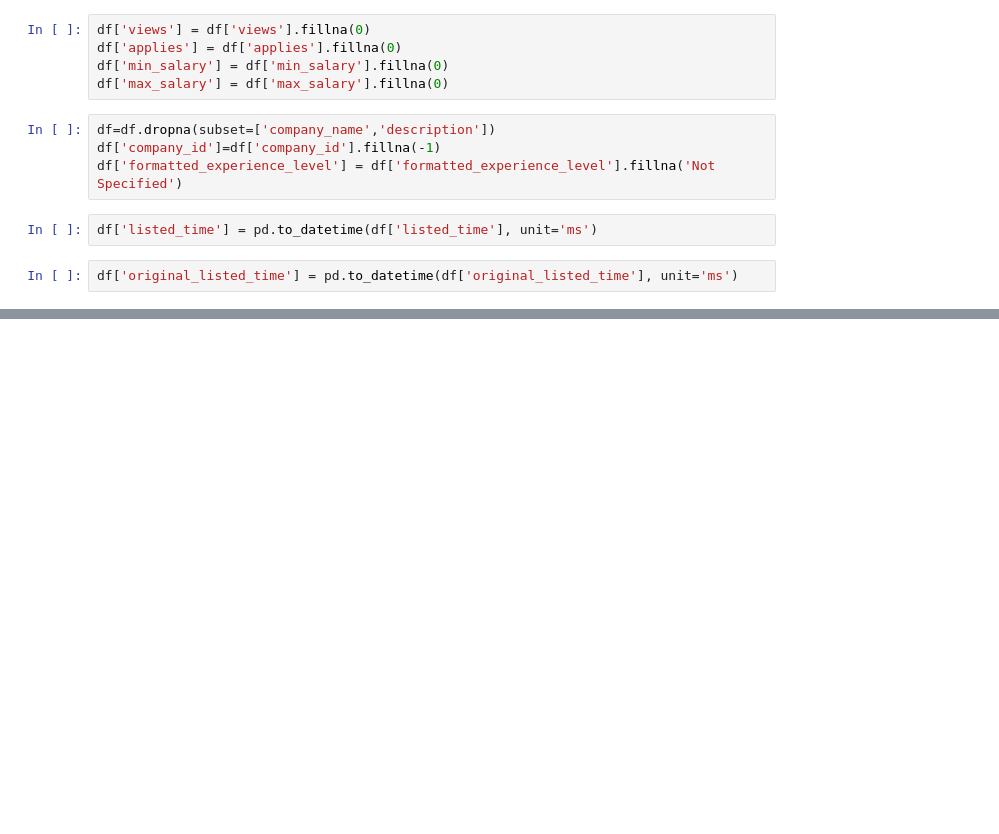
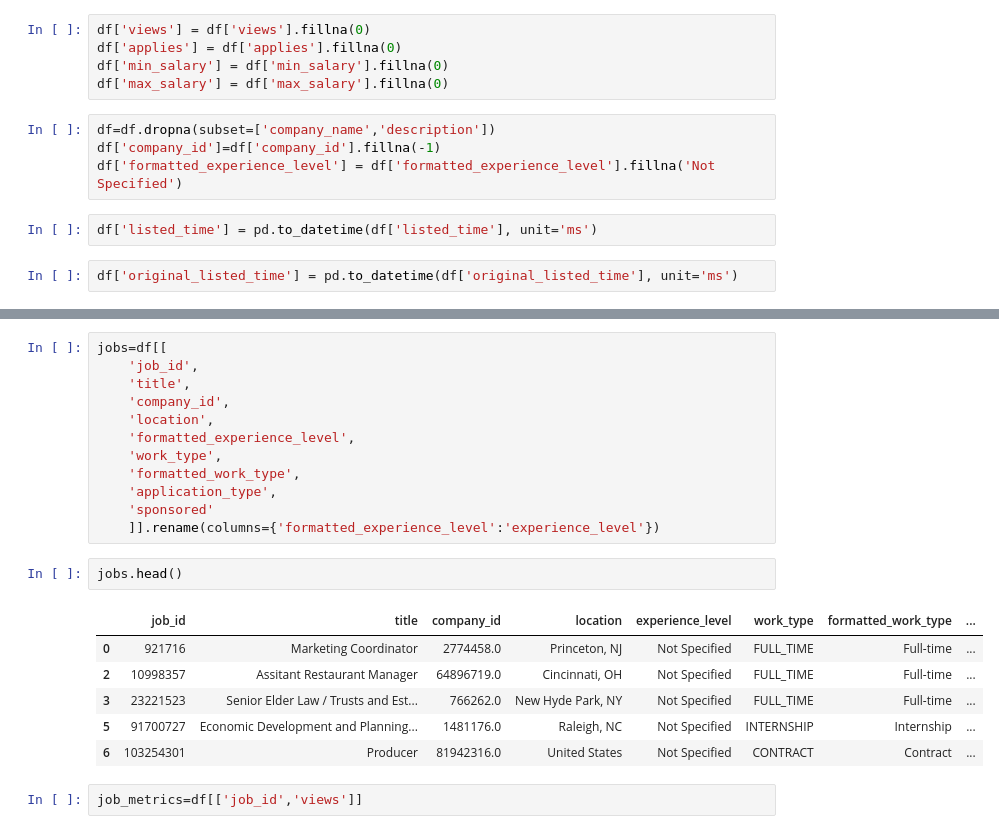
Before and after one commit to samhoon000/Job-Portal-Database-Analysis, a Jupyter notebook: Linkedin_Job_Posting_Cleaning_Data.ipynb, the cells around one changed output, grey strips where cells are left out. Drawn from its saved outputs; the diff is of its cells as text; blank space fills up the shorter version.

```diff
--- a/Linkedin_Job_Posting_Cleaning_Data.ipynb
+++ b/Linkedin_Job_Posting_Cleaning_Data.ipynb
@@ -94,0 +128,23 @@ df.head()
+# %%
+jobs=df[[
+    'job_id',
+    'title',
+    'company_id',
+    'location',
+    'formatted_experience_level',
+    'work_type',
+    'formatted_work_type',
+    'application_type',
+    'sponsored'
+    ]].rename(columns={'formatted_experience_level':'experience_level'})
+# %%
+jobs.head()
+# %% [output]
+|  | job_id | title | company_id | location | experience_level | work_type | formatted_work_type | ... |
+| 0 | 921716 | Marketing Coordinator | 2774458.0 | Princeton, NJ | Not Specified | FULL_TIME | Full-time | ... |
+| 2 | 10998357 | Assitant Restaurant Manager | 64896719.0 | Cincinnati, OH | Not Specified | FULL_TIME | Full-time | ... |
+| 3 | 23221523 | Senior Elder Law / Trusts and Est... | 766262.0 | New Hyde Park, NY | Not Specified | FULL_TIME | Full-time | ... |
+| 5 | 91700727 | Economic Development and Planning... | 1481176.0 | Raleigh, NC | Not Specified | INTERNSHIP | Internship | ... |
+| 6 | 103254301 | Producer | 81942316.0 | United States | Not Specified | CONTRACT | Contract | ... |
+# %%
+job_metrics=df[['job_id','views']]
```
Also changed, not shown: parts of 10 cells of this notebook.
